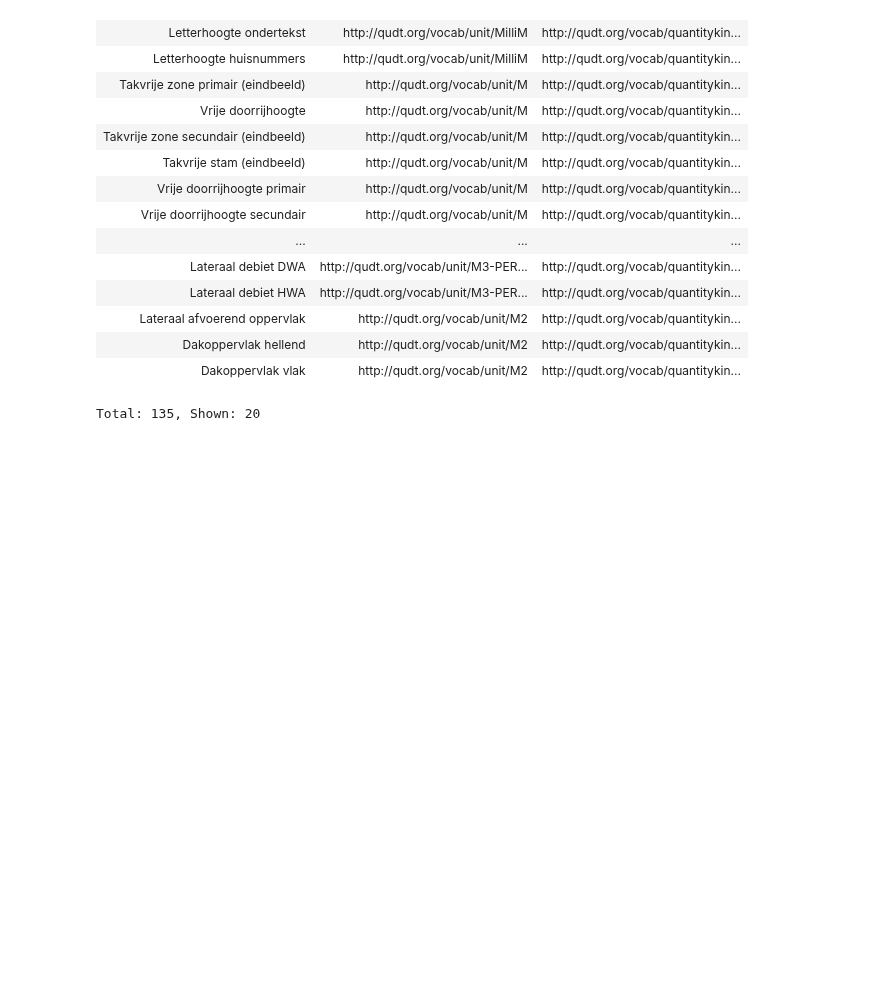
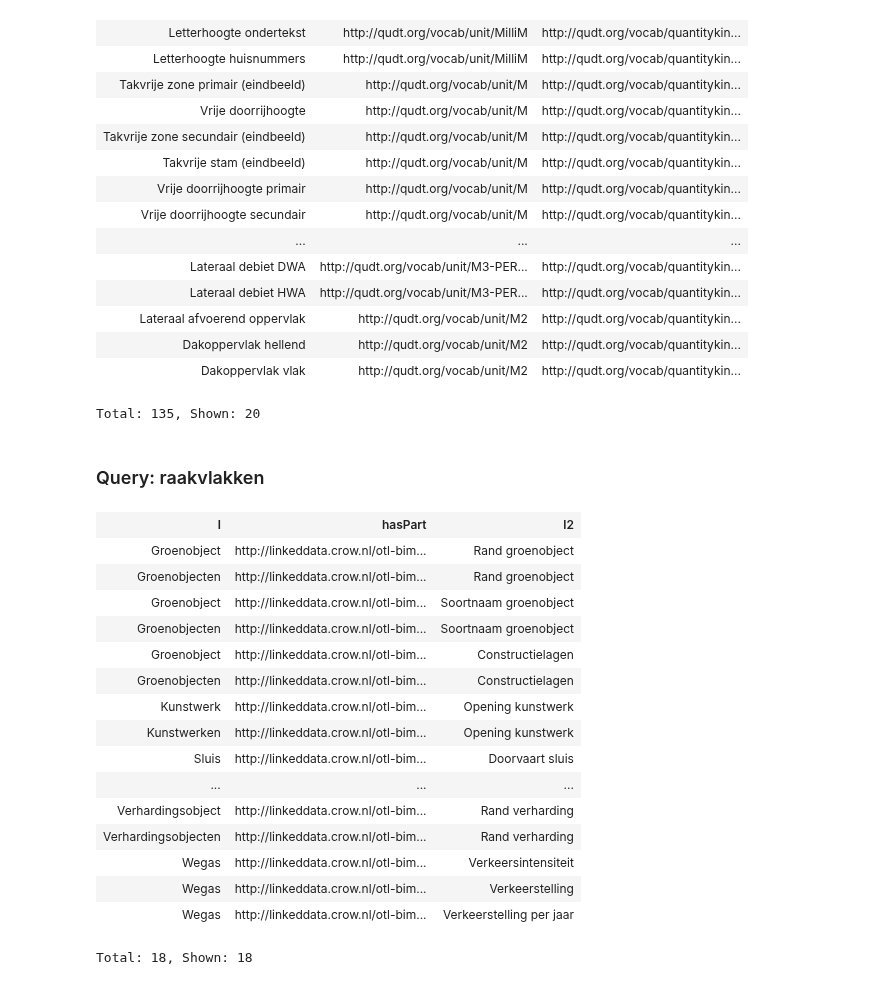
Before and after one commit to Stichting-CROW/imbor, a Jupyter notebook: docs/SPARQL-voorbeelden.ipynb, the cells around one changed output. Cells and saved outputs as stored; diff of their text form; code cells hidden in the pictures; blank space fills up the shorter version.

Commit message:
Zoekvraag naar hasPart-raakvlak

```diff
--- a/docs/SPARQL-voorbeelden.ipynb
+++ b/docs/SPARQL-voorbeelden.ipynb
@@ -207,3 +207,35 @@ SELECT ?propLabel ?eenheid ?grootheid WHERE {
 | Dakoppervlak hellend | http://qudt.org/vocab/unit/M2 | http://qudt.org/vocab/quantitykin... |
 | Dakoppervlak vlak | http://qudt.org/vocab/unit/M2 | http://qudt.org/vocab/quantitykin... |
 Total: 135, Shown: 20
+# %% [markdown]
+### Query: raakvlakken
+# %%
+PREFIX rdfs: <http://www.w3.org/2000/01/rdf-schema#>
+PREFIX bs: <https://w3id.org/de/basicsemantics#>
+select ?l ?hasPart ?l2 where {
+    ?hasPart rdfs:subPropertyOf bs:hasPart .
+
+	?hasPart rdfs:domain ?s .
+    ?hasPart rdfs:range ?o .
+    ?s rdfs:label ?l .
+    ?o rdfs:label ?l2 .
+}
+GROUP BY ?hasPart ?l ?l2
+# %% [output]
+| l | hasPart | l2 |
+| Groenobject | http://linkeddata.crow.nl/otl-bim... | Rand groenobject |
+| Groenobjecten | http://linkeddata.crow.nl/otl-bim... | Rand groenobject |
+| Groenobject | http://linkeddata.crow.nl/otl-bim... | Soortnaam groenobject |
+| Groenobjecten | http://linkeddata.crow.nl/otl-bim... | Soortnaam groenobject |
+| Groenobject | http://linkeddata.crow.nl/otl-bim... | Constructielagen |
+| Groenobjecten | http://linkeddata.crow.nl/otl-bim... | Constructielagen |
+| Kunstwerk | http://linkeddata.crow.nl/otl-bim... | Opening kunstwerk |
+| Kunstwerken | http://linkeddata.crow.nl/otl-bim... | Opening kunstwerk |
+| Sluis | http://linkeddata.crow.nl/otl-bim... | Doorvaart sluis |
+| ... | ... | ... |
+| Verhardingsobject | http://linkeddata.crow.nl/otl-bim... | Rand verharding |
+| Verhardingsobjecten | http://linkeddata.crow.nl/otl-bim... | Rand verharding |
+| Wegas | http://linkeddata.crow.nl/otl-bim... | Verkeersintensiteit |
+| Wegas | http://linkeddata.crow.nl/otl-bim... | Verkeerstelling |
+| Wegas | http://linkeddata.crow.nl/otl-bim... | Verkeerstelling per jaar |
+Total: 18, Shown: 18
```
Also changed, not shown: parts of 1 cell of this notebook.
